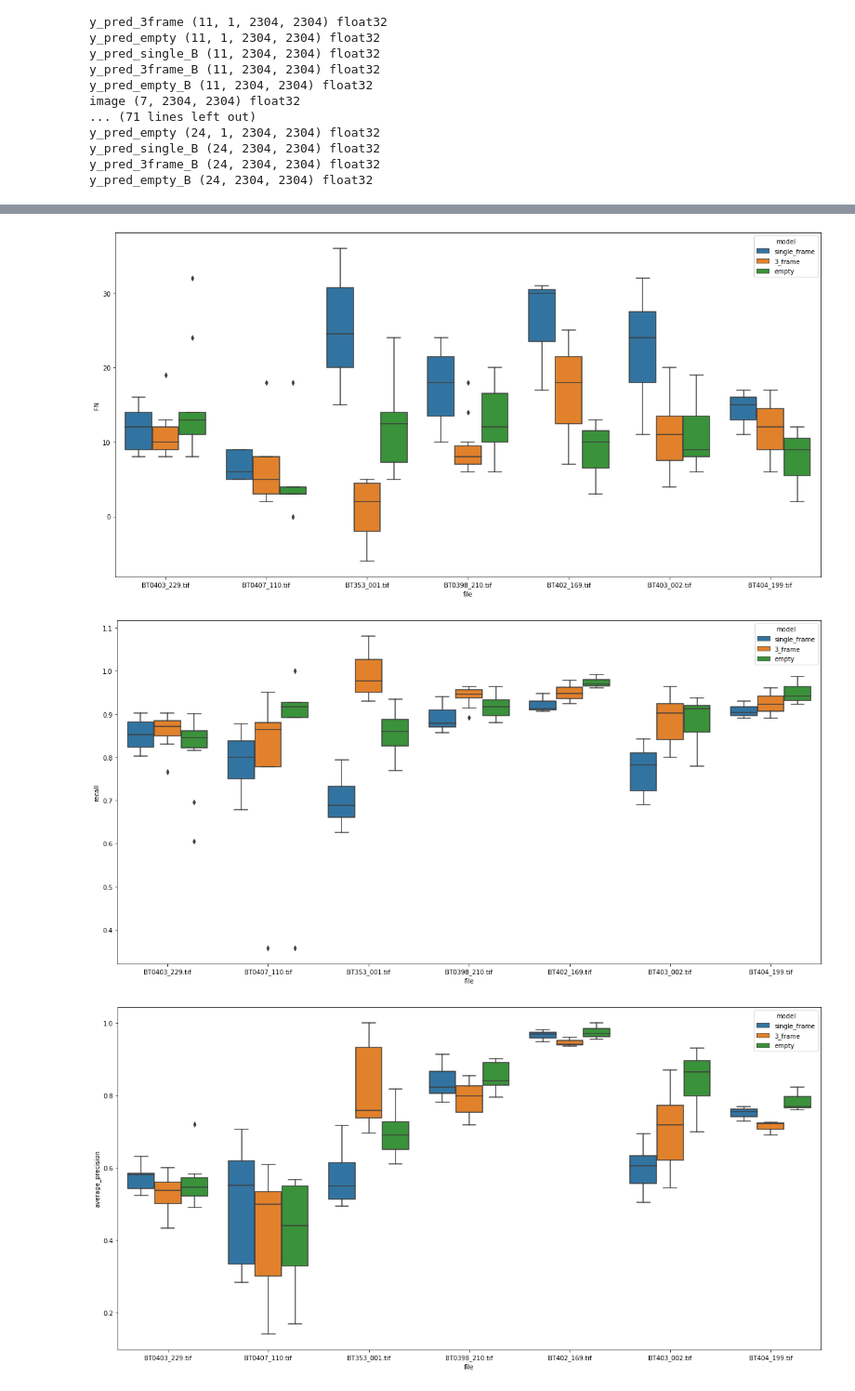
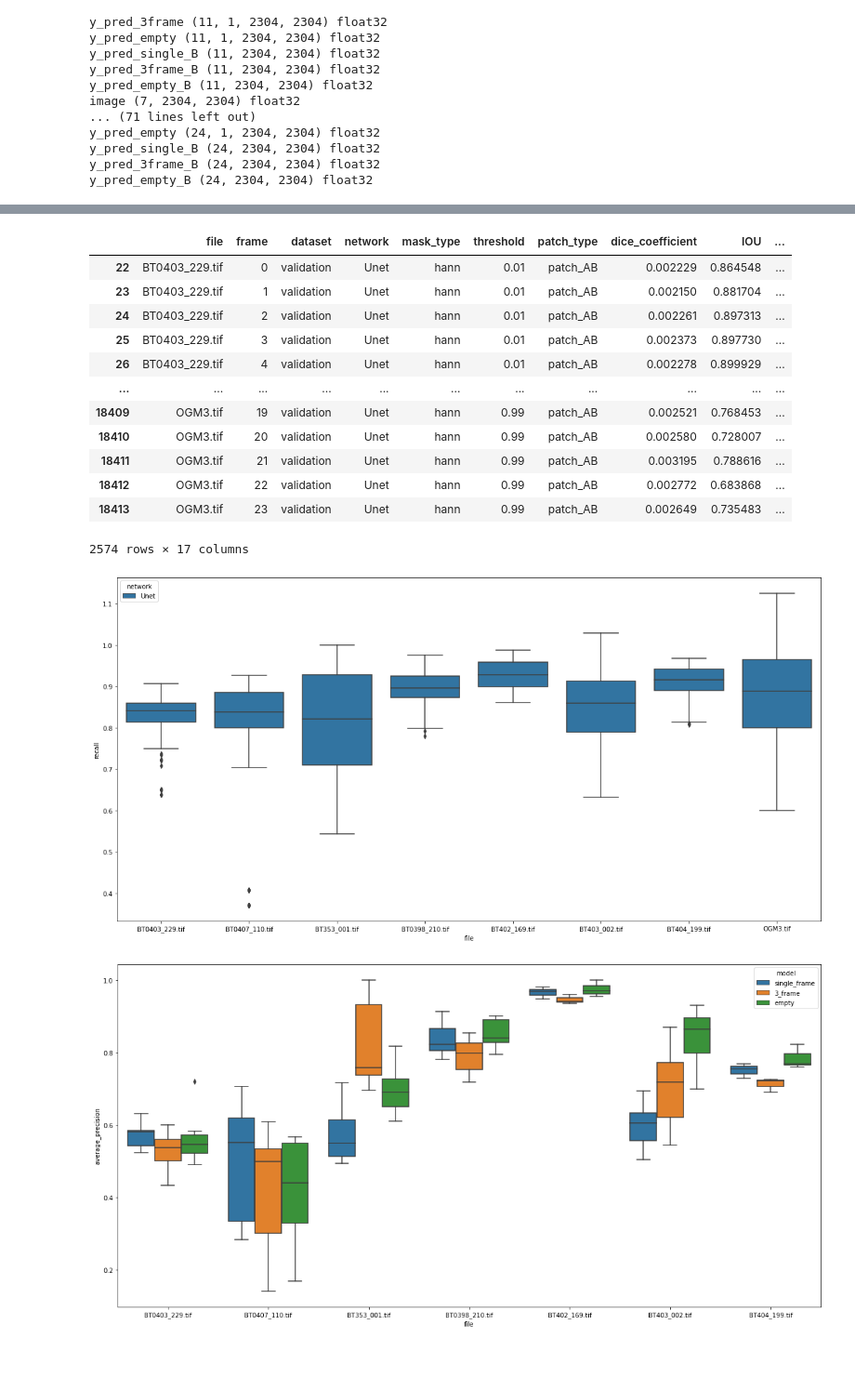
Before and after one commit to Oftatkofta/BactUnet, a Jupyter notebook: network_and_patching_compare_inference_and_count.ipynb, the cells around one changed output, grey strips where cells are left out. Shown: that part at 93% size. Saved outputs shown, nothing was run; the diff lists cells and outputs as text; code cells hidden in the pictures; blank space fills up the shorter version.

```diff
--- a/network_and_patching_compare_inference_and_count.ipynb
+++ b/network_and_patching_compare_inference_and_count.ipynb
@@ -504,15 +503,5 @@ BT353_001.tif validation
 # %%
-for stack in just_the_masks32.keys():
-
-    GTs = []
-    for i in range(len(thresh_masks32[stack][9])):
-        m = thresh_masks32[stack][3][i]
-        tp_singleAB = np.logical_and(m, thresh_masks32[stack][9][i])
-        singleAB = count_mask(thresh_masks32[stack][3][i])
-        TP = count_mask(tp_singleAB)
-        GT = count_mask(thresh_masks32[stack][9][i])
-        FP = GT-TP
-        FN = count_mask(m)
-        GTs.append((GT, TP, GT-TP))
-    print(stack, GTs)
+print(data_df.head())
+data_df.to_csv('network_and_patching_compare_inference_and_count.csv')
+data_df = pd.read_csv('network_and_patching_compare_inference_and_count.csv', index_col=0)
 # %% [output]
@@ -602,13 +542,25 @@ tp_df.to_csv('single_3frame_empty_count.csv')
 # %%
-plt.figure(figsize=(20,10))
-g3 = sns.boxplot(data=tp_df, x='file', y='FN', hue='model')
+df = data_df.loc[(data_df['mask_type'] == 'hann') & (data_df['patch_type'] == 'patch_AB')]
+df
 # %% [output]
-[figure, removed]
+|  | file | frame | dataset | network | mask_type | threshold | patch_type | dice_coefficient | IOU | ... |
+| 22 | BT0403_229.tif | 0 | validation | Unet | hann | 0.01 | patch_AB | 0.002229 | 0.864548 | ... |
+| 23 | BT0403_229.tif | 1 | validation | Unet | hann | 0.01 | patch_AB | 0.002150 | 0.881704 | ... |
+| 24 | BT0403_229.tif | 2 | validation | Unet | hann | 0.01 | patch_AB | 0.002261 | 0.897313 | ... |
+| 25 | BT0403_229.tif | 3 | validation | Unet | hann | 0.01 | patch_AB | 0.002373 | 0.897730 | ... |
+| 26 | BT0403_229.tif | 4 | validation | Unet | hann | 0.01 | patch_AB | 0.002278 | 0.899929 | ... |
+| ... | ... | ... | ... | ... | ... | ... | ... | ... | ... | ... |
+| 18409 | OGM3.tif | 19 | validation | Unet | hann | 0.99 | patch_AB | 0.002521 | 0.768453 | ... |
+| 18410 | OGM3.tif | 20 | validation | Unet | hann | 0.99 | patch_AB | 0.002580 | 0.728007 | ... |
+| 18411 | OGM3.tif | 21 | validation | Unet | hann | 0.99 | patch_AB | 0.003195 | 0.788616 | ... |
+| 18412 | OGM3.tif | 22 | validation | Unet | hann | 0.99 | patch_AB | 0.002772 | 0.683868 | ... |
+| 18413 | OGM3.tif | 23 | validation | Unet | hann | 0.99 | patch_AB | 0.002649 | 0.735483 | ... |
+2574 rows × 17 columns
 # %%
 plt.figure(figsize=(20,10))
-g3 = sns.boxplot(data=tp_df, x='file', y='recall', hue='model')
+g3 = sns.boxplot(data=df, x='file', y='recall', hue='network')
 # %% [output]
-[figure, old version]
+[figure, new version]
 # %%
 plt.figure(figsize=(20,10))
 g3 = sns.boxplot(data=tp_df, x='file', y='average_precision', hue='model')
```
Also changed, not shown: parts of 9 cells of this notebook, 1 other file.
